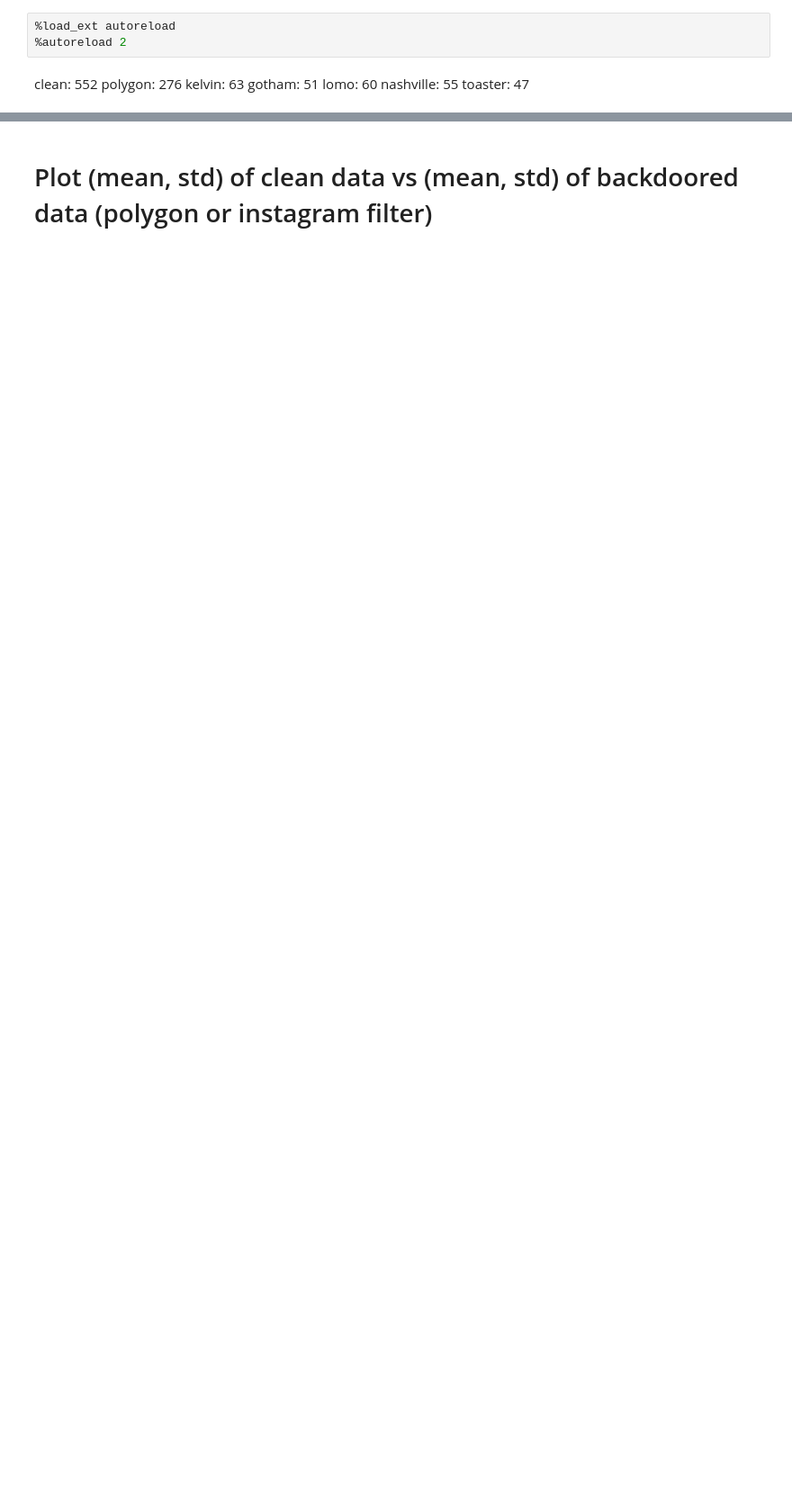
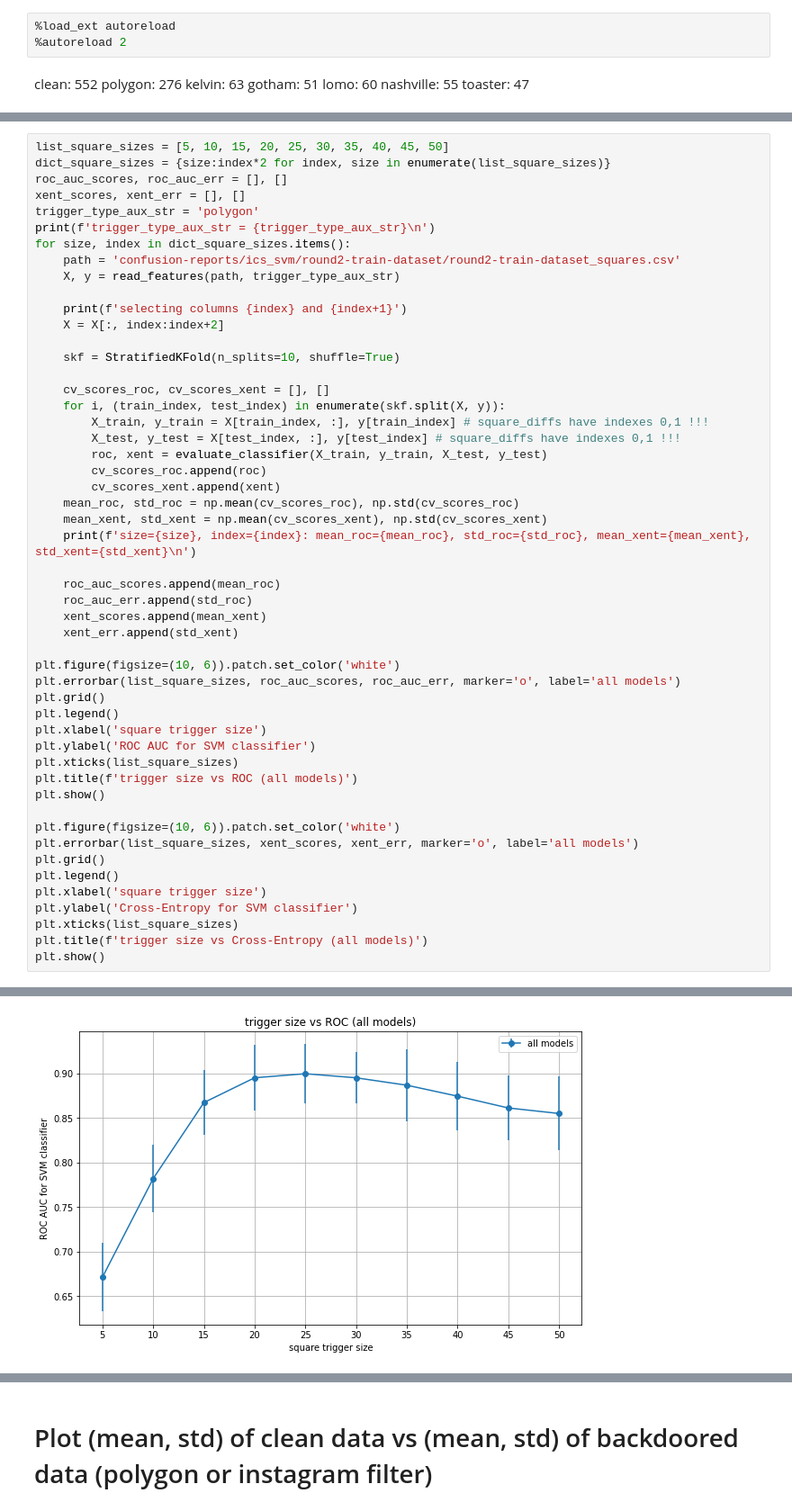
Before and after one commit to ionutmodo/TrojAI-UMD, a Jupyter notebook: notebooks/analyze-round-2.ipynb, the cells around one changed output, grey strips where cells are left out. Shown at 90% size. Drawn from its saved outputs; the diff is of its cells as text; blank space fills up the shorter version.

Commit message:
added metamodel_training

```diff
--- a/notebooks/analyze-round-2.ipynb
+++ b/notebooks/analyze-round-2.ipynb
@@ -56,0 +64,52 @@ def evaluate_classifier(train_x, train_y, test_x, test_y):
+# %%
+list_square_sizes = [5, 10, 15, 20, 25, 30, 35, 40, 45, 50]
+dict_square_sizes = {size:index*2 for index, size in enumerate(list_square_sizes)}
+roc_auc_scores, roc_auc_err = [], []
+xent_scores, xent_err = [], []
+trigger_type_aux_str = 'polygon'
+print(f'trigger_type_aux_str = {trigger_type_aux_str}\n')
+for size, index in dict_square_sizes.items():
+    path = 'confusion-reports/ics_svm/round2-train-dataset/round2-train-dataset_squares.csv'
+    X, y = read_features(path, trigger_type_aux_str)
+
+    print(f'selecting columns {index} and {index+1}')
+    X = X[:, index:index+2]
+
+    skf = StratifiedKFold(n_splits=10, shuffle=True)
+
+    cv_scores_roc, cv_scores_xent = [], []
+    for i, (train_index, test_index) in enumerate(skf.split(X, y)):
+        X_train, y_train = X[train_index, :], y[train_index] # square_diffs have indexes 0,1 !!!
+        X_test, y_test = X[test_index, :], y[test_index] # square_diffs have indexes 0,1 !!!
+        roc, xent = evaluate_classifier(X_train, y_train, X_test, y_test)
+        cv_scores_roc.append(roc)
+        cv_scores_xent.append(xent)
+    mean_roc, std_roc = np.mean(cv_scores_roc), np.std(cv_scores_roc)
+    mean_xent, std_xent = np.mean(cv_scores_xent), np.std(cv_scores_xent)
+    print(f'size={size}, index={index}: mean_roc={mean_roc}, std_roc={std_roc}, mean_xent={mean_xent}, std_xent={std_xent}\n')
+
+    roc_auc_scores.append(mean_roc)
+    roc_auc_err.append(std_roc)
+    xent_scores.append(mean_xent)
+    xent_err.append(std_xent)
+
+plt.figure(figsize=(10, 6)).patch.set_color('white')
+plt.errorbar(list_square_sizes, roc_auc_scores, roc_auc_err, marker='o', label='all models')
+plt.grid()
+plt.legend()
+plt.xlabel('square trigger size')
+plt.ylabel('ROC AUC for SVM classifier')
+plt.xticks(list_square_sizes)
+plt.title(f'trigger size vs ROC (all models)')
+plt.show()
+
+plt.figure(figsize=(10, 6)).patch.set_color('white')
+plt.errorbar(list_square_sizes, xent_scores, xent_err, marker='o', label='all models')
+plt.grid()
+plt.legend()
+plt.xlabel('square trigger size')
+plt.ylabel('Cross-Entropy for SVM classifier')
+plt.xticks(list_square_sizes)
+plt.title(f'trigger size vs Cross-Entropy (all models)')
+plt.show()
+# %% [output]
@@ -56,0 +133 @@ def evaluate_classifier(train_x, train_y, test_x, test_y):
+[figure, added]
```
Also changed, not shown: parts of 21 cells of this notebook.
